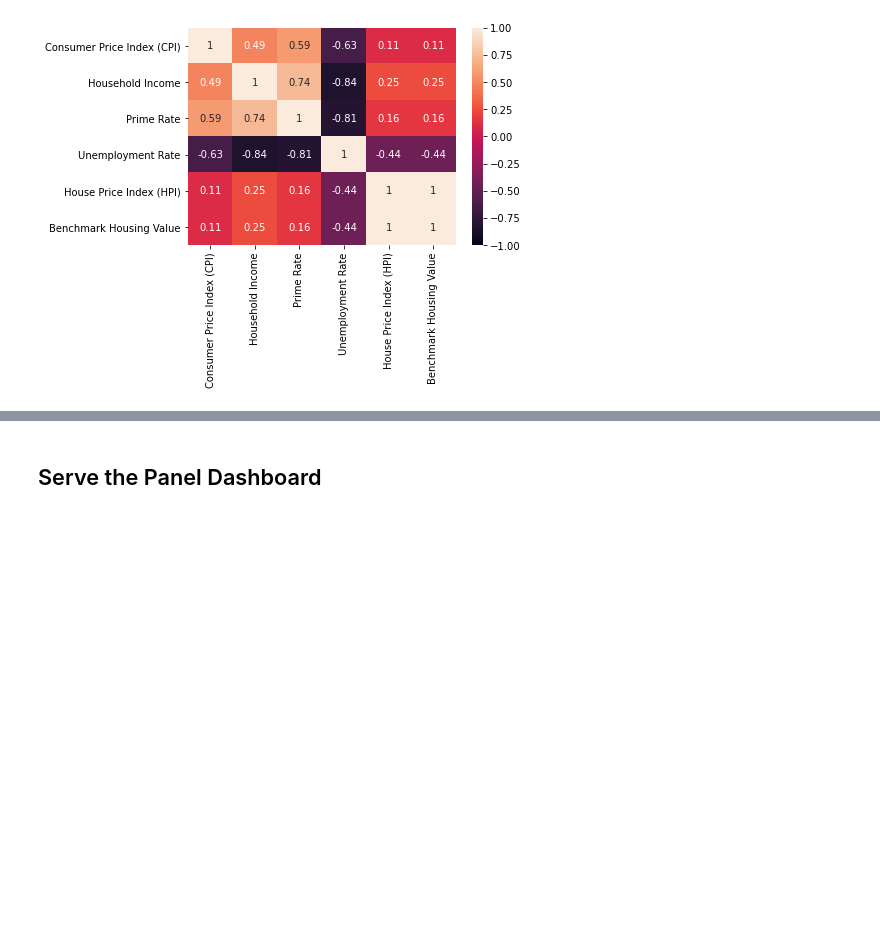
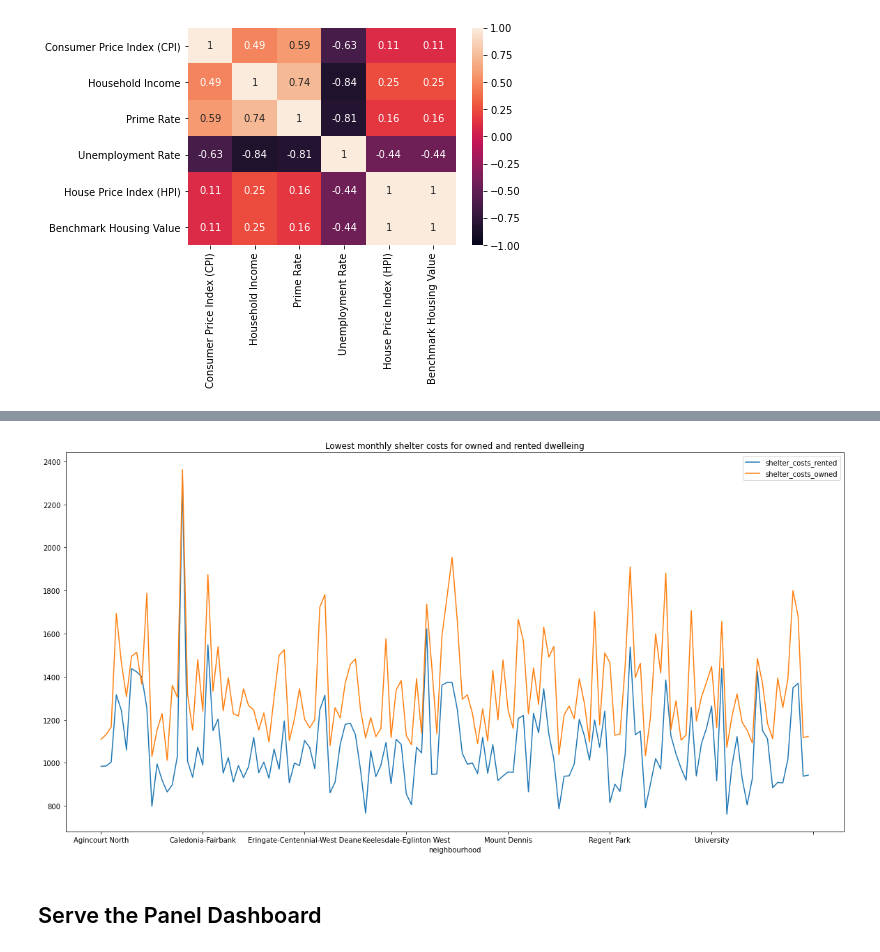
Before and after one commit to FernandaOmalley/Project1, a Jupyter notebook: dashboard.ipynb, the cells around one changed output, grey strips where cells are left out. Cells and saved outputs as stored; diff of their text form; code cells hidden in the pictures; blank space fills up the shorter version.

```diff
--- a/dashboard.ipynb
+++ b/dashboard.ipynb
@@ -253,0 +256,5 @@ macro_variables_analysis = pn.Column(create_line_macro_pct(), create_cor_macro_p
+# %%
+# Import the CSVs to Pandas DataFrames
+GTA_path = Path("Data/toronto_neighbourhoods_census_data.csv")
+GTA_data = pd.read_csv(GTA_path, index_col="neighbourhood")
+GTA_data.head()
@@ -254,3 +331,9 @@ macro_variables_analysis = pn.Column(create_line_macro_pct(), create_cor_macro_p
+# %%
+#plot of the monthly shelter costs for owned and rented dwelleing per Neighbourhood
+avg_monthly_cost = GTA_data[['shelter_costs_rented', 'shelter_costs_owned']].groupby(["neighbourhood"]).mean()
+avg_monthly_cost_plot = avg_monthly_cost.plot(figsize=(20, 10), title="Lowest monthly shelter costs for owned and rented dwelleing")
+# %% [output]
+[figure, added]
 # %% [markdown]
 ## Serve the Panel Dashboard
 # %%
```
Also changed, not shown: parts of 7 cells of this notebook.
